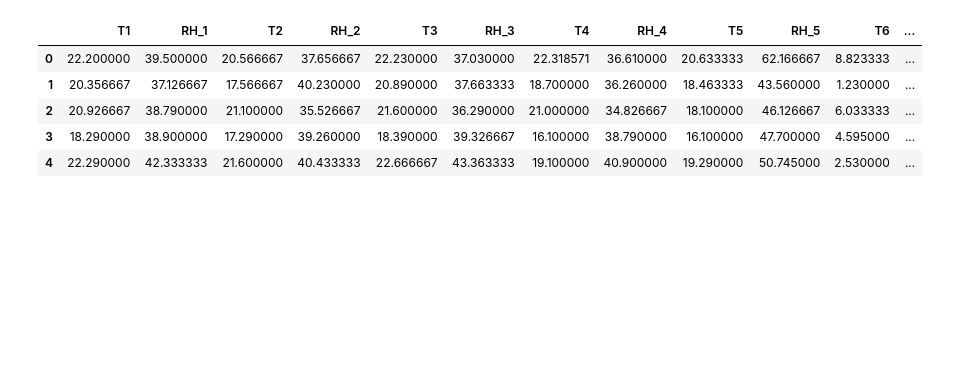
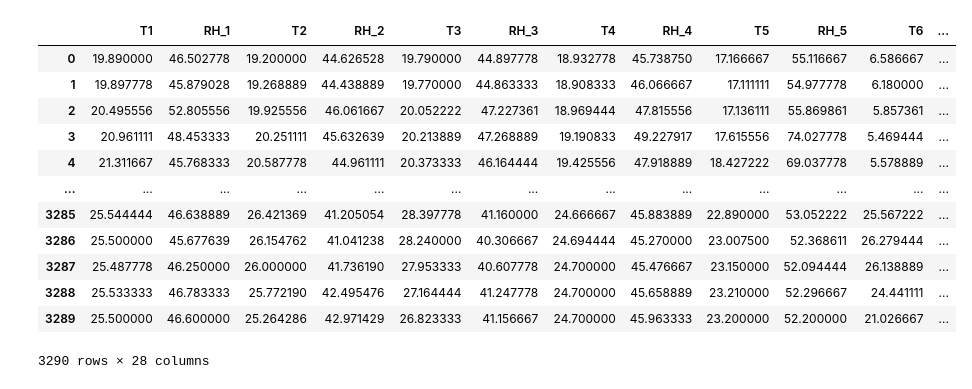
Before and after one commit to nchand/predict-energy-use, a Jupyter notebook: ep_nn.ipynb, the cells around one changed output. Saved outputs shown, nothing was run; the diff lists cells and outputs as text; code cells hidden in the pictures; blank space fills up the shorter version.

```diff
--- a/ep_nn.ipynb
+++ b/ep_nn.ipynb
@@ -5,17 +5,27 @@ import numpy as np
 import logging
 logger = tf.get_logger()
 logger.setLevel(logging.ERROR)
-# %%
-df = pd.read_csv('./UCI_data.csv')
-df.pop('date')
-df.head()
-# %% [output]
-|  | T1 | RH_1 | T2 | RH_2 | T3 | RH_3 | T4 | RH_4 | T5 | RH_5 | T6 | ... |
-| 0 | 22.200000 | 39.500000 | 20.566667 | 37.656667 | 22.230000 | 37.030000 | 22.318571 | 36.610000 | 20.633333 | 62.166667 | 8.823333 | ... |
-| 1 | 20.356667 | 37.126667 | 17.566667 | 40.230000 | 20.890000 | 37.663333 | 18.700000 | 36.260000 | 18.463333 | 43.560000 | 1.230000 | ... |
-| 2 | 20.926667 | 38.790000 | 21.100000 | 35.526667 | 21.600000 | 36.290000 | 21.000000 | 34.826667 | 18.100000 | 46.126667 | 6.033333 | ... |
-| 3 | 18.290000 | 38.900000 | 17.290000 | 39.260000 | 18.390000 | 39.326667 | 16.100000 | 38.790000 | 16.100000 | 47.700000 | 4.595000 | ... |
-| 4 | 22.290000 | 42.333333 | 21.600000 | 40.433333 | 22.666667 | 43.363333 | 19.100000 | 40.900000 | 19.290000 | 50.745000 | 2.530000 | ... |
+# %%
+df = pd.read_csv('./UCI_data.csv',parse_dates=['date'])
+df = df.set_index('date')
+df['hour'] = df.index.hour
+df = df.resample('1H').mean()
+df.reset_index(drop=True, inplace=True)
+df
+# %% [output]
+|  | T1 | RH_1 | T2 | RH_2 | T3 | RH_3 | T4 | RH_4 | T5 | RH_5 | T6 | ... |
+| 0 | 19.890000 | 46.502778 | 19.200000 | 44.626528 | 19.790000 | 44.897778 | 18.932778 | 45.738750 | 17.166667 | 55.116667 | 6.586667 | ... |
+| 1 | 19.897778 | 45.879028 | 19.268889 | 44.438889 | 19.770000 | 44.863333 | 18.908333 | 46.066667 | 17.111111 | 54.977778 | 6.180000 | ... |
+| 2 | 20.495556 | 52.805556 | 19.925556 | 46.061667 | 20.052222 | 47.227361 | 18.969444 | 47.815556 | 17.136111 | 55.869861 | 5.857361 | ... |
+| 3 | 20.961111 | 48.453333 | 20.251111 | 45.632639 | 20.213889 | 47.268889 | 19.190833 | 49.227917 | 17.615556 | 74.027778 | 5.469444 | ... |
+| 4 | 21.311667 | 45.768333 | 20.587778 | 44.961111 | 20.373333 | 46.164444 | 19.425556 | 47.918889 | 18.427222 | 69.037778 | 5.578889 | ... |
+| ... | ... | ... | ... | ... | ... | ... | ... | ... | ... | ... | ... | ... |
+| 3285 | 25.544444 | 46.638889 | 26.421369 | 41.205054 | 28.397778 | 41.160000 | 24.666667 | 45.883889 | 22.890000 | 53.052222 | 25.567222 | ... |
+| 3286 | 25.500000 | 45.677639 | 26.154762 | 41.041238 | 28.240000 | 40.306667 | 24.694444 | 45.270000 | 23.007500 | 52.368611 | 26.279444 | ... |
+| 3287 | 25.487778 | 46.250000 | 26.000000 | 41.736190 | 27.953333 | 40.607778 | 24.700000 | 45.476667 | 23.150000 | 52.094444 | 26.138889 | ... |
+| 3288 | 25.533333 | 46.783333 | 25.772190 | 42.495476 | 27.164444 | 41.247778 | 24.700000 | 45.658889 | 23.210000 | 52.296667 | 24.441111 | ... |
+| 3289 | 25.500000 | 46.600000 | 25.264286 | 42.971429 | 26.823333 | 41.156667 | 24.700000 | 45.963333 | 23.200000 | 52.200000 | 21.026667 | ... |
+3290 rows × 28 columns
 # %%
 df.dtypes
 # %% [output]
```
Also changed, not shown: parts of 13 cells of this notebook.
